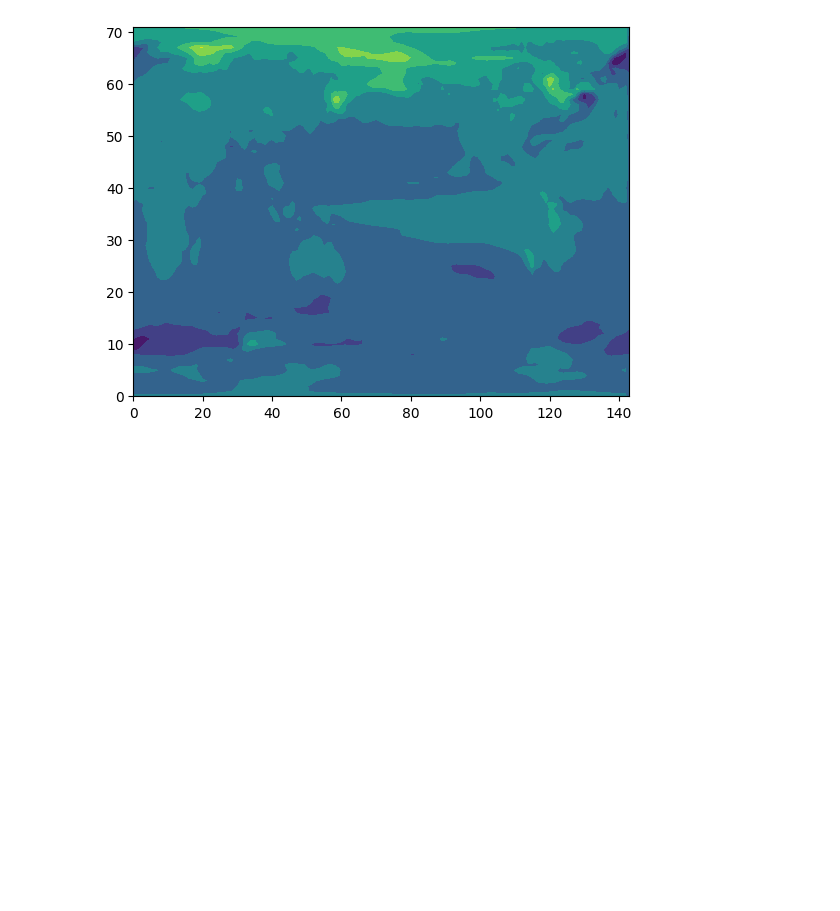
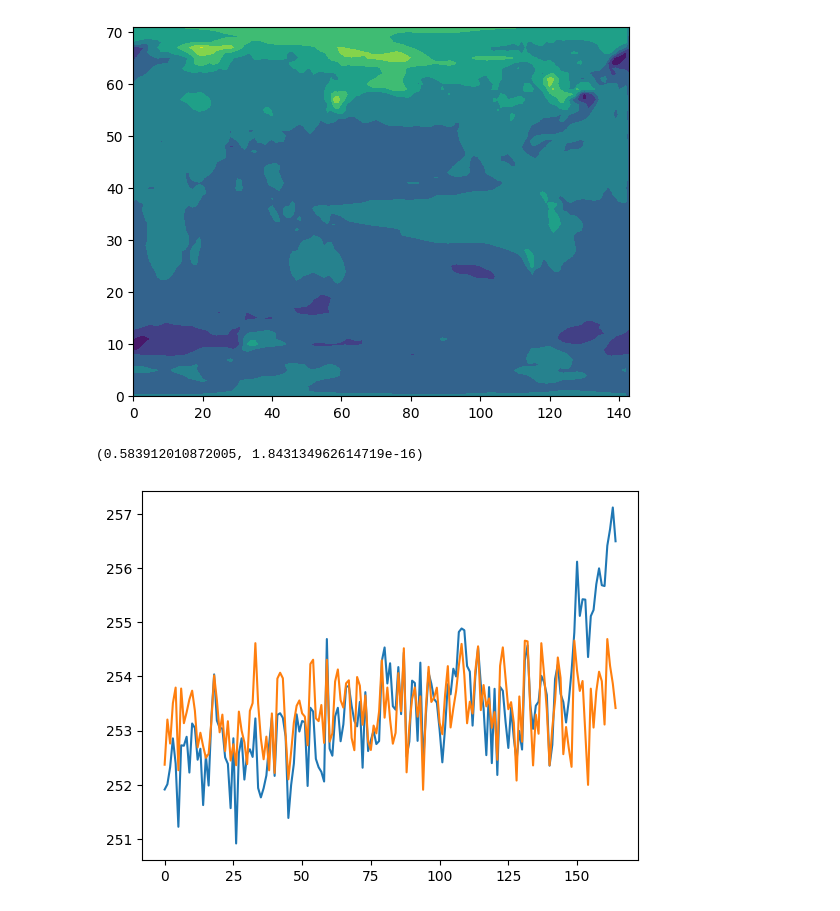
Before and after one commit to AodhanSweeney/SurfaceTrendLearing, a Jupyter notebook: FileCreators/TsTrendCreator_test.ipynb, the cells around one changed output. Cells and saved outputs as stored; diff of their text form; code cells hidden in the pictures; blank space fills up the shorter version.

Commit message:
adding the dynamic contribution stuff

```diff
--- a/FileCreators/TsTrendCreator_test.ipynb
+++ b/FileCreators/TsTrendCreator_test.ipynb
@@ -85,9 +85,17 @@ for model in TrendDictionary.keys():
 (30, 72, 144)
 [figure]
 # %%
-import PoChedleyDataTrendCreator
+import numpy as np
+import matplotlib.pyplot as plt
+import xarray as xr
+from scipy import stats
 
-
-
-path_to_trends = '/home/disk/pna2/aodhan/CMIP6/PoChedleyEtAl2022/data/trendmaps/cmip6_tas_spliced_trendmaps.pickle'
-PoChedleyDataTrendCreator.trend_maps_maker(path_to_trends)
+dynamic_ts = xr.open_dataset('/home/disk/pna2/aodhan/CMIP6/historical_dynamical_ts/MIROC6/r17i1p1f1.nc')
+# %%
+ts = dynamic_ts.temp.values
+plt.plot(ts[0])
+plt.plot(ts[1] + np.nanmean(ts[0]))
+stats.pearsonr(ts[0], ts[1])
+# %% [output]
+(0.583912010872005, 1.843134962614719e-16)
+[figure, added]
```
Also changed, not shown: parts of 2 cells of this notebook, 11 other files.
